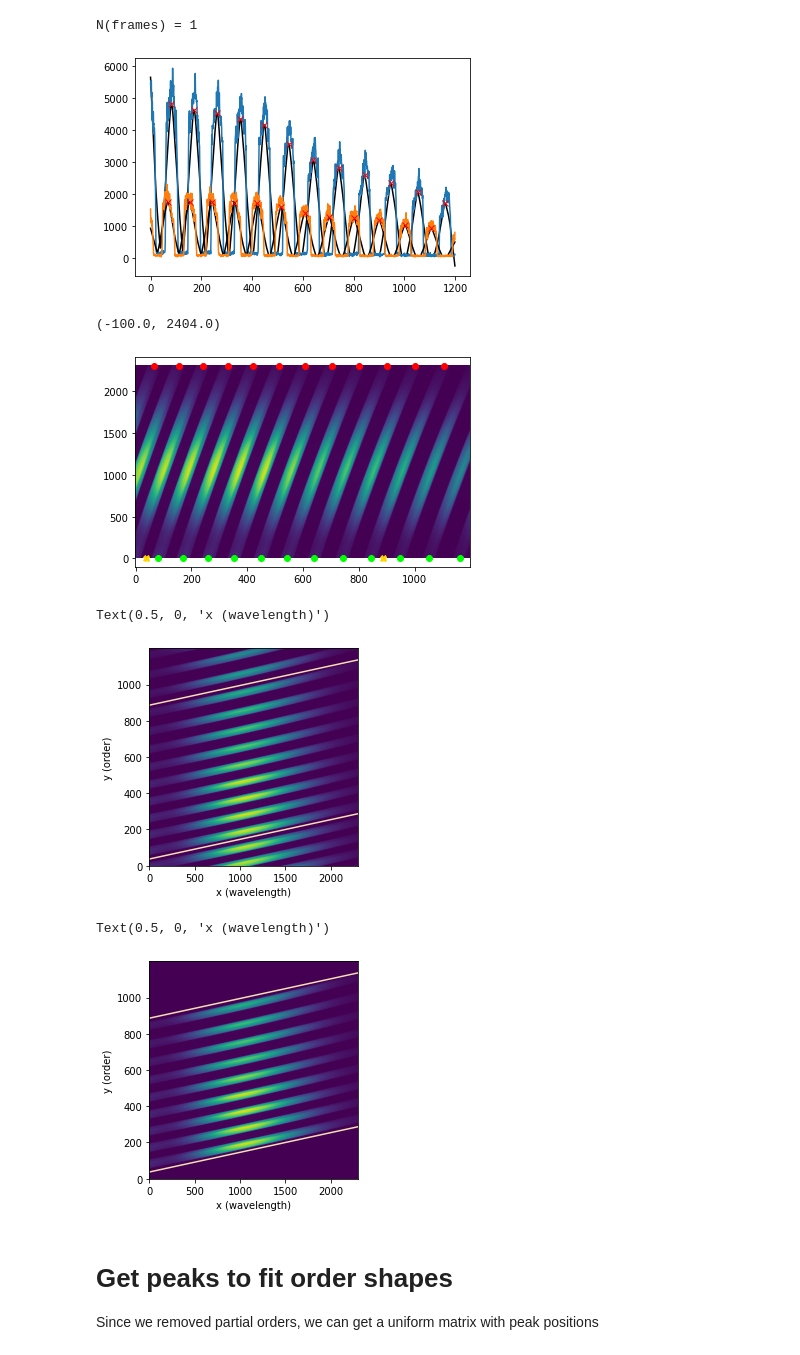
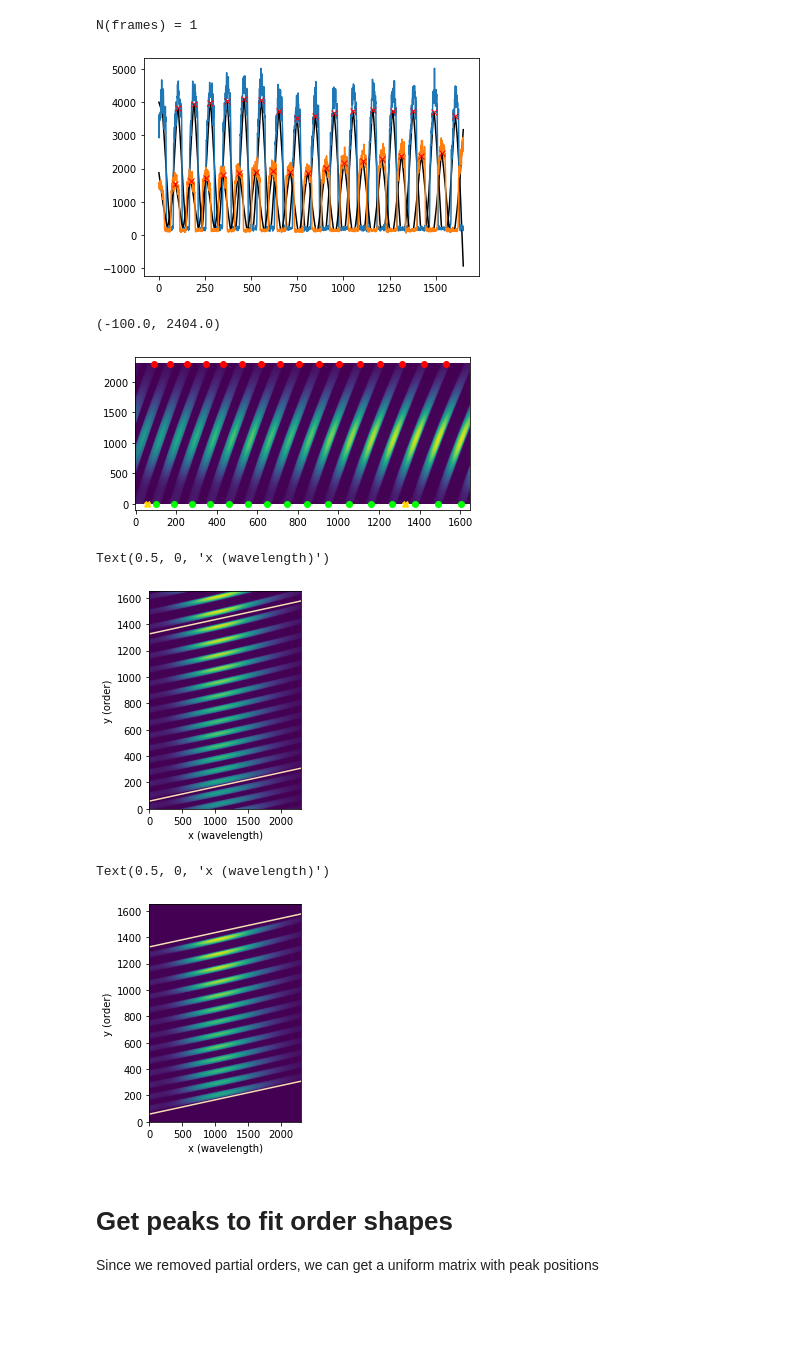
Before and after one commit to queezz/echelle_spectra, a Jupyter notebook: src/echelle_spectra/examples/2.2_Cutting_Pattern_NihamaPlus.ipynb, the cells around one changed output. Drawn from its saved outputs; the diff is of its cells as text; code cells hidden in the pictures; blank space fills up the shorter version.

```diff
--- a/src/echelle_spectra/examples/2.2_Cutting_Pattern_NihamaPlus.ipynb
+++ b/src/echelle_spectra/examples/2.2_Cutting_Pattern_NihamaPlus.ipynb
@@ -30,11 +30,22 @@ from scipy.signal import savgol_filter
 # %%
 from PIL import Image
 # %%
-tifim = Image.open('LED.tif')
+bpth = './data'
+fname = 'Sep28_2022_175416_100ms_sekibunki.tif'
+tifim = Image.open(os.path.join(bpth,fname))
 print(f'N(frames) = {tifim.n_frames}')
 # Transpose to get the lines closer to horizontal
 image = np.array(tifim).T
 # Crop image
-image = image[1400:2600]
+# crop = [1400,2600] # Crop used by Niihama
+crop = [1300,2950]
+image = image[crop[0]:crop[1]]
+
+#sekibun = image[1400:2600].T
+sekibun = image.T
+sekibun = sekibun - sekibun.min()
+# y pixel - chane in order
+# x pixel - change in wavelength
+nx,ny = sekibun.shape
 # %% [output]
 N(frames) = 1
@@ -67,21 +70,21 @@ for j,xi in enumerate(xsection):
 # Numpy doesn't like uneven arrays
 peaksy = np.array(peaksy)
 # %% [output]
-[figure, old version]
+[figure, new version]
 # %%
 half_width = 15
 line_k = 250/nx
 # %%
 plt.imshow(sekibun,aspect = 0.3,origin='lower')
 clr = ['lime','r']
-offset = [peaksy[0,0]-half_width*3,peaksy[-1,-1]-line_k*nx + half_width*2]
+offset = [peaksy[0,0]-half_width*3,peaksy[-1,-1]-line_k*nx + half_width*3]
 for j,xi in enumerate(xsection):
     plt.plot(peaksy[j],np.ones(len(peaksy[j]))*xi,'o',c=clr[j])
     plt.plot(offset[j],0,'X',c='gold')
 plt.ylim([-100,nx+100])
 # %% [output]
 (-100.0, 2404.0)
-[figure, old version]
+[figure, new version]
 # %%
 plt.imshow(image,aspect = 2,origin='lower')
 x = np.arange(nx)
@@ -92,7 +95,7 @@ plt.ylabel('y (order)')
 plt.xlabel('x (wavelength)')
 # %% [output]
 Text(0.5, 0, 'x (wavelength)')
-[figure, old version]
+[figure, new version]
 # %%
 for x in np.arange(nx):
     y0 = int(x* line_k + offset[0])
@@ -111,7 +114,7 @@ plt.ylabel('y (order)')
 plt.xlabel('x (wavelength)')
 # %% [output]
 Text(0.5, 0, 'x (wavelength)')
-[figure, old version]
+[figure, new version]
 # %% [markdown]
 # Get peaks to fit order shapes
 Since we removed partial orders, we can get a uniform matrix with peak positions
```
Also changed, not shown: parts of 21 cells of this notebook, 8 other files.
